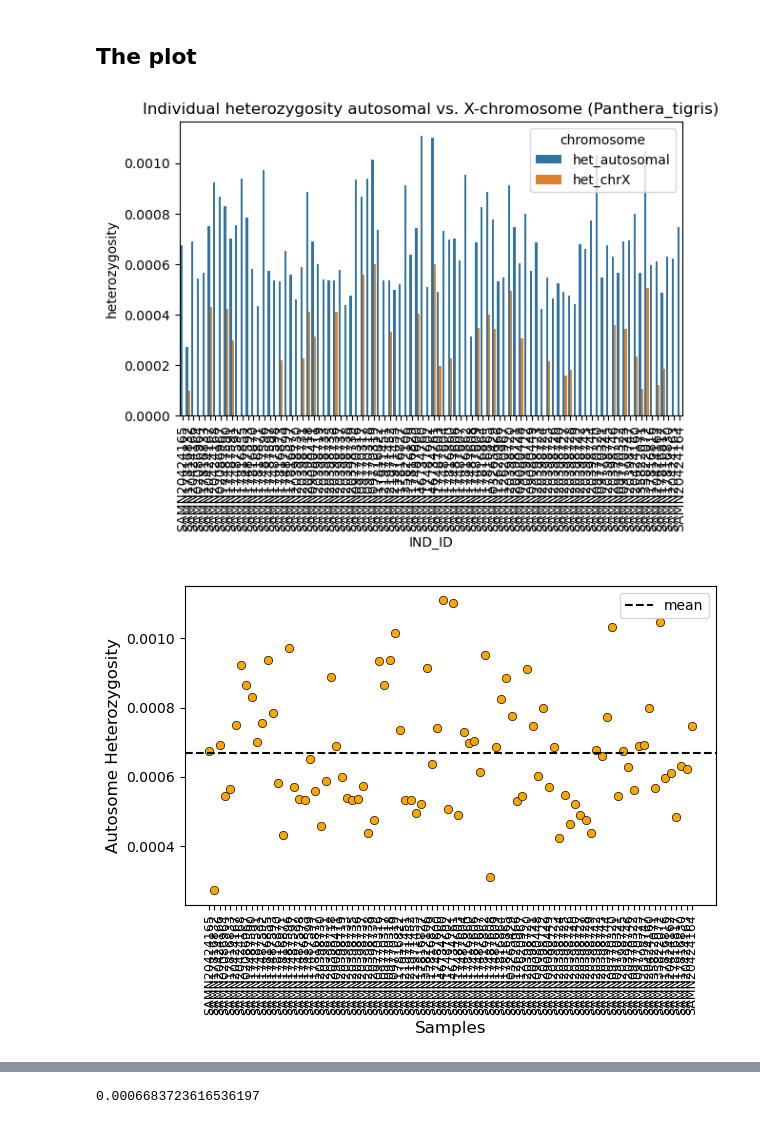
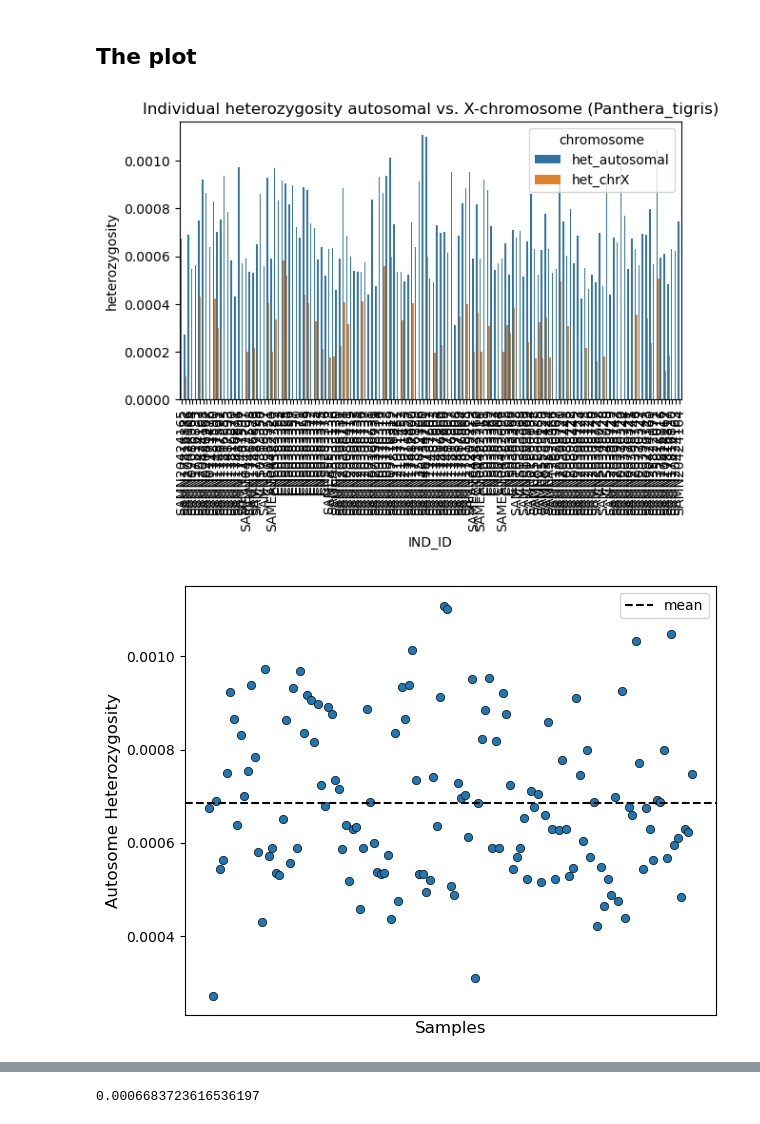
Before and after one commit to laurido/Megafauna, a Jupyter notebook: scripts/heterozygosity/heterozygosity.ipynb, the cells around one changed output, grey strips where cells are left out. Drawn from its saved outputs; the diff is of its cells as text; code cells hidden in the pictures.

Commit message:
finetuning plot scripts

```diff
--- a/scripts/heterozygosity/heterozygosity.ipynb
+++ b/scripts/heterozygosity/heterozygosity.ipynb
@@ -21,8 +21,8 @@ colours = {"Panthera_tigris":"orange",
 # %% [markdown]
 ## Data import
 # %%
-merged_counts_df = pd.read_csv(f"{path_prefix}/megaFauna/sa_megafauna/data/{species}/VCF/snp_counts/merged_counts.txt", sep="\t")
-cov_df = pd.read_csv(f"{path_prefix}/megaFauna/sa_megafauna/data/{species}/ref/samples_coverage_stats_filtered.txt", sep="\t")
+merged_counts_df = pd.read_csv(f"{path_prefix}/megaFauna/sa_megafauna/data/{group}/VCF/snp_counts/merged_counts.txt", sep="\t")
+cov_df = pd.read_csv(f"{path_prefix}/megaFauna/sa_megafauna/data/{group}/ref/samples_coverage_stats_filtered.txt", sep="\t")
 # %% [markdown]
 ### Create a merged dataframe
 # %%
@@ -74,22 +74,22 @@ melted = merged_df.melt(id_vars='IND_ID',
 sns.barplot(data=melted, x='IND_ID', y='heterozygosity', hue='chromosome')
 plt.xticks(rotation=90)
 plt.tight_layout()
-plt.title(f"Individual heterozygosity autosomal vs. X-chromosome ({species})")
+plt.title(f"Individual heterozygosity autosomal vs. X-chromosome ({group})")
 plt.show()
 # %% [output]
-[figure, old version]
+[figure, new version]
 # %%
-sns.scatterplot(data=merged_df, x='IND_ID', y='het_autosomal', color=colours.get(species), edgecolor='black')
-plt.xticks(rotation=90, fontsize=9)
+sns.scatterplot(data=merged_df, x='IND_ID', y='het_autosomal', edgecolor='black')
+plt.xticks([])
 #plt.title(f"Individual autosomal heterozygosity ({species})")
 
 # get mean value
 mean_val = merged_df['het_autosomal'].mean()
 plt.axhline(mean_val, color='black', linestyle='--', label="mean")
 plt.xlabel("Samples", fontsize=12)
 plt.ylabel("Autosome Heterozygosity", fontsize=12)
 plt.legend()
 plt.tight_layout()
 plt.show()
 # %% [output]
-[figure, old version]
+[figure, new version]
```
Also changed, not shown: parts of 4 cells of this notebook, 3 other files.
